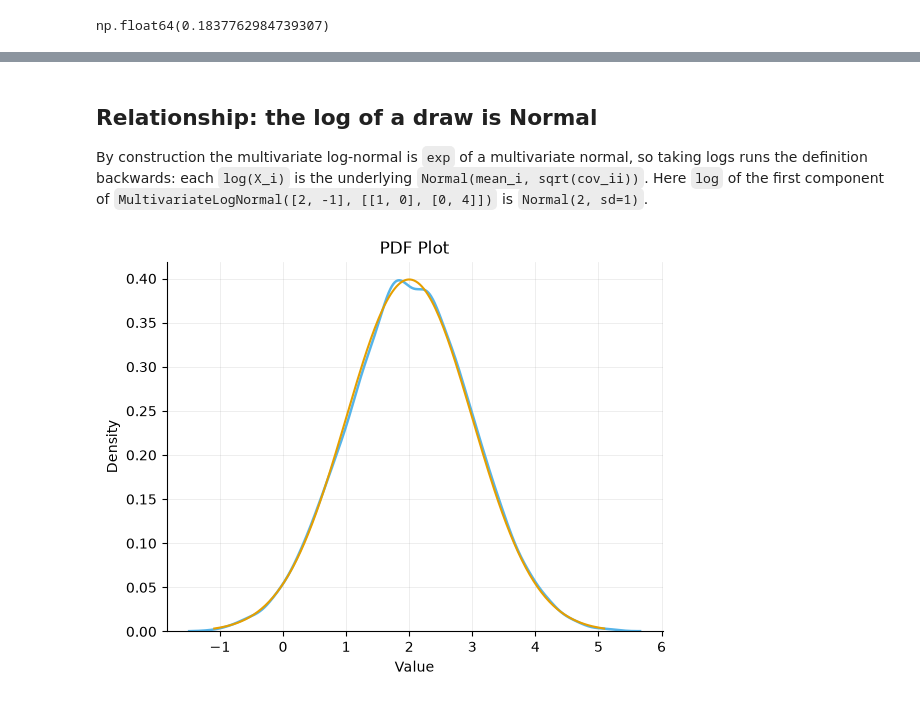
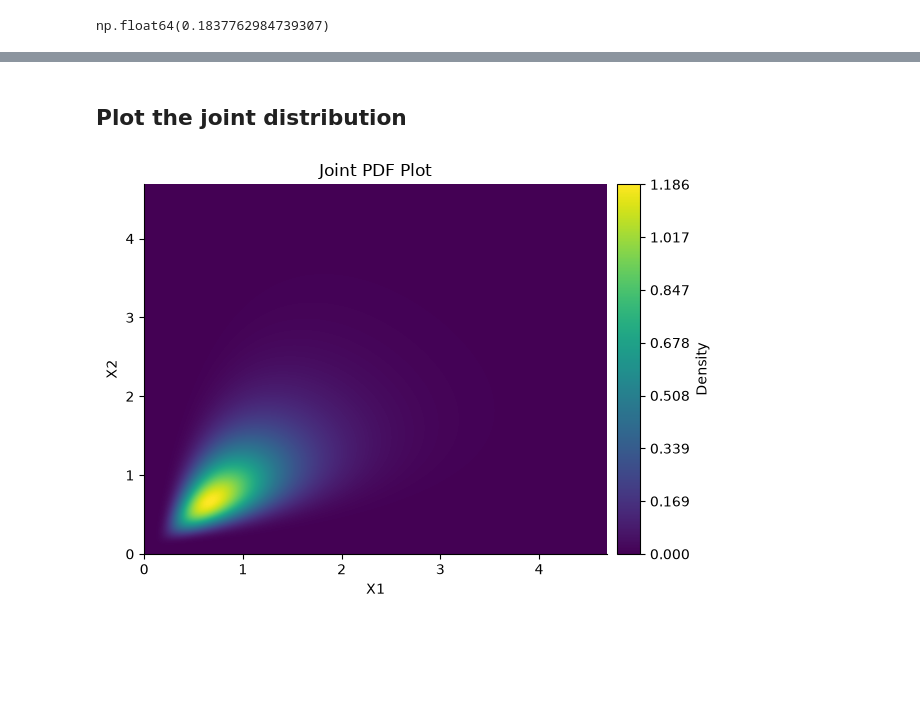
Before and after one commit to calpoly-symbulate/symbulate, a Jupyter notebook: team/new_distribution_demos/multivariate_lognormal_demo.ipynb, the cells around one changed output, grey strips where cells are left out. Saved outputs shown, nothing was run; the diff lists cells and outputs as text; code cells hidden in the pictures; blank space fills up the shorter version.

```diff
--- a/team/new_distribution_demos/multivariate_lognormal_demo.ipynb
+++ b/team/new_distribution_demos/multivariate_lognormal_demo.ipynb
@@ -79,10 +71,6 @@ LogNormal(mu=0.3, sigma=0.5).plot()
-# %% [markdown]
-## Relationship: the log of a draw is Normal
-
-By construction the multivariate log-normal is `exp` of a multivariate normal, so taking logs runs the definition backwards: each `log(X_i)` is the underlying `Normal(mean_i, sqrt(cov_ii))`. Here `log` of the first component of `MultivariateLogNormal([2, -1], [[1, 0], [0, 4]])` is `Normal(2, sd=1)`.
-# %%
-C, D = RV(MultivariateLogNormal(mean=[2, -1], cov=[[1, 0], [0, 4]]))
-C.apply(log).sim(10000).plot(type="density")
-Normal(mean=2, sd=1).plot()
-# %% [output]
-[figure, removed]
+# %% [markdown]
+## Plot the joint distribution
+# %%
+MultivariateLogNormal(mean=[0, 0], cov=[[0.25, 0.15], [0.15, 0.25]]).plot()
+# %% [output]
+[figure, added]
```
Also changed, not shown: parts of 12 cells of this notebook, 5 other files.
